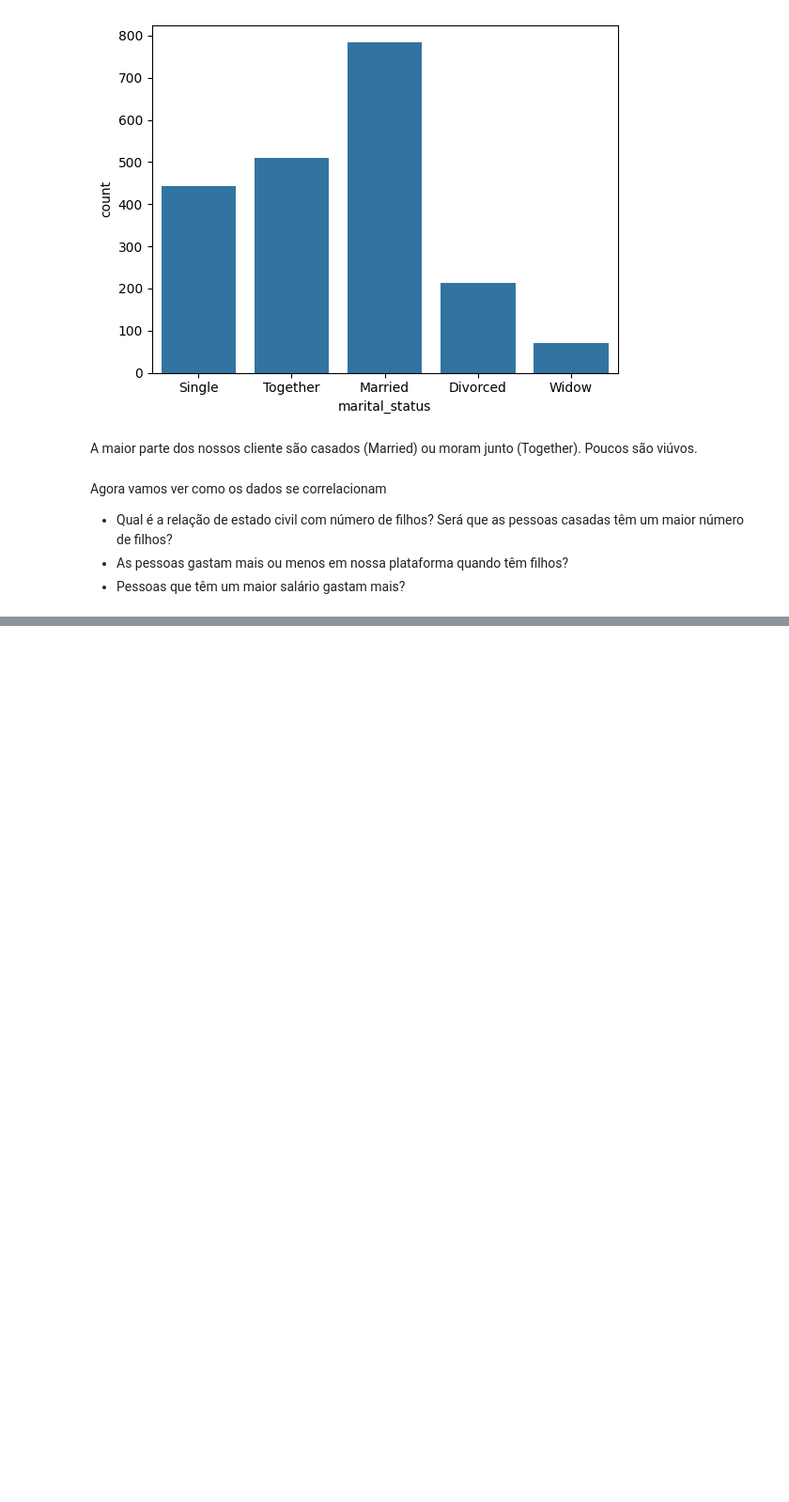
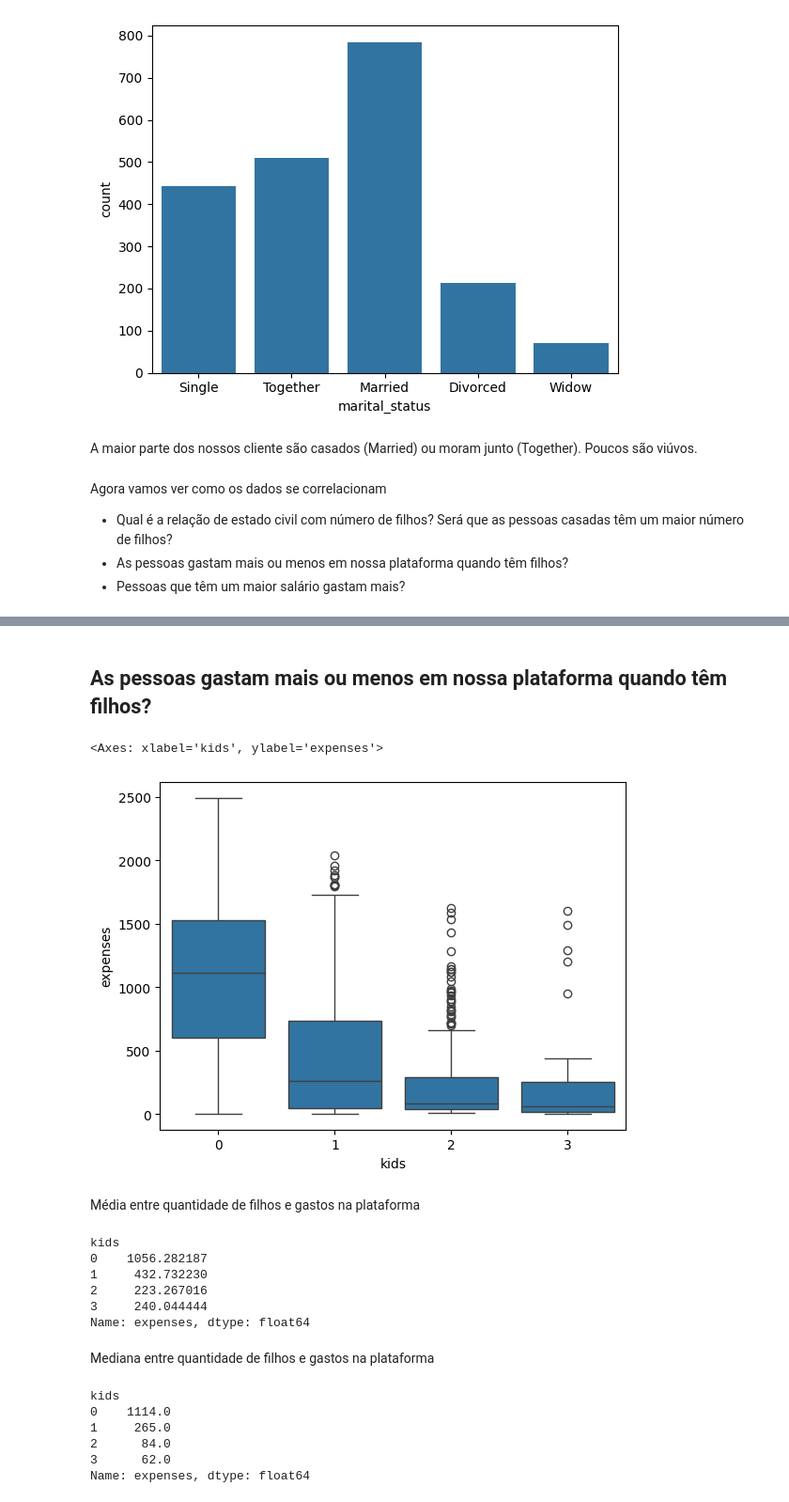
Before and after one commit to joaohsilva416/Desafio-Ifood, a Jupyter notebook: notebooks/Desafio Ifood.ipynb, the cells around one changed output, grey strips where cells are left out. Shown at 94% size. Drawn from its saved outputs; the diff is of its cells as text; code cells hidden in the pictures; blank space fills up the shorter version.

```diff
--- a/notebooks/Desafio Ifood.ipynb
+++ b/notebooks/Desafio Ifood.ipynb
@@ -287,0 +335,30 @@ Agora vamos ver como os dados se correlacionam
+# %% [markdown]
+## As pessoas gastam mais ou menos em nossa plataforma quando têm filhos?
+# %%
+# Relação entre maior ou menor gasto e número de filhos
+sns.boxplot(data=df, x='kids', y='expenses')
+# %% [output]
+<Axes: xlabel='kids', ylabel='expenses'>
+[figure, added]
+# %% [markdown]
+Média entre quantidade de filhos e gastos na plataforma
+# %%
+df.groupby('kids')['expenses'].mean()
+# %% [output]
+kids
+0    1056.282187
+1     432.732230
+2     223.267016
+3     240.044444
+Name: expenses, dtype: float64
+# %% [markdown]
+Mediana entre quantidade de filhos e gastos na plataforma
+# %%
+df.groupby('kids')['expenses'].median()
+# %% [output]
+kids
+0    1114.0
+1     265.0
+2      84.0
+3      62.0
+Name: expenses, dtype: float64
```
Also changed, not shown: parts of 12 cells of this notebook, 1 other file.
